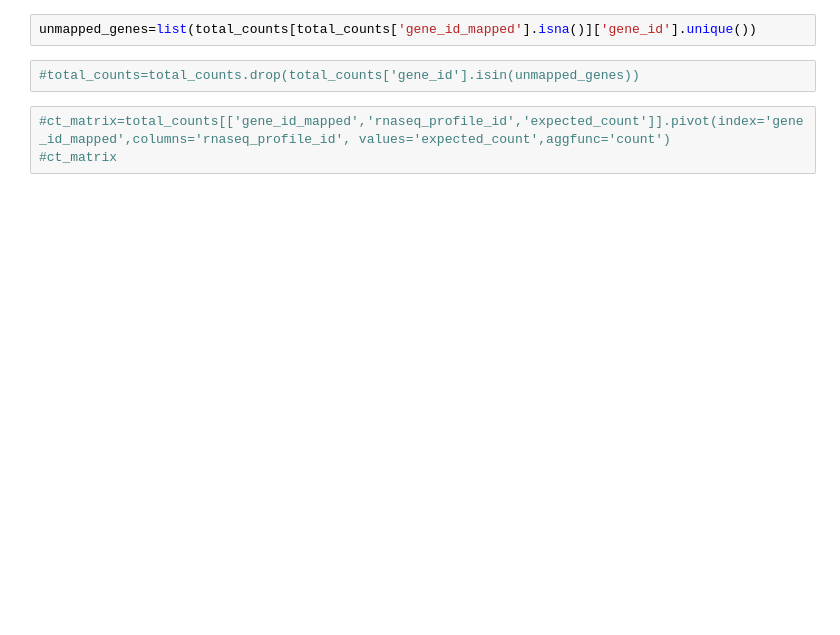
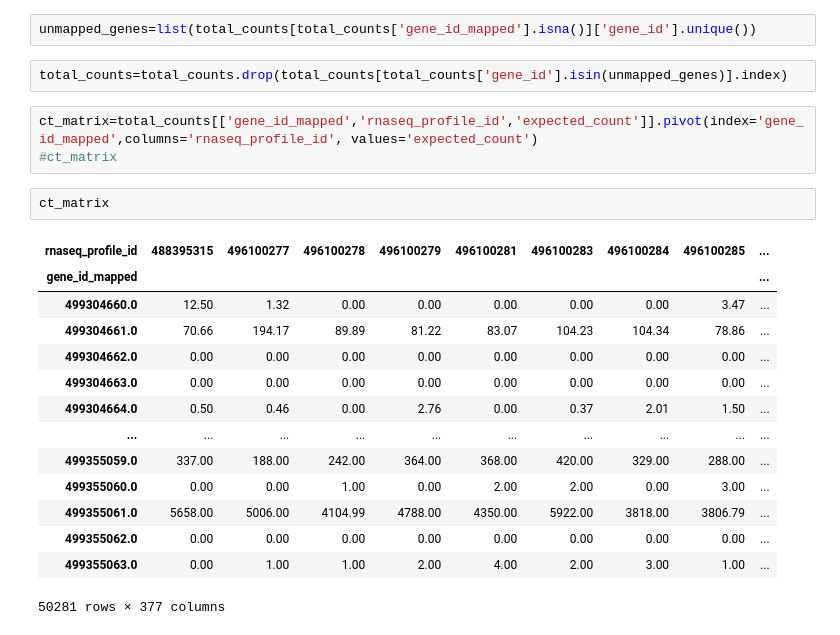
Before and after one commit to clmangham/aging_dementia_tbi, a Jupyter notebook: notebooks/RNAnalysis_CD.ipynb, the cells around one changed output. Drawn from its saved outputs; the diff is of its cells as text; blank space fills up the shorter version.

```diff
--- a/notebooks/RNAnalysis_CD.ipynb
+++ b/notebooks/RNAnalysis_CD.ipynb
@@ -53,7 +103,24 @@ total_counts[total_counts['gene_id_mapped'].isna()]
 # %%
 unmapped_genes=list(total_counts[total_counts['gene_id_mapped'].isna()]['gene_id'].unique())
 # %%
-#total_counts=total_counts.drop(total_counts['gene_id'].isin(unmapped_genes))
+total_counts=total_counts.drop(total_counts[total_counts['gene_id'].isin(unmapped_genes)].index)
 # %%
-#ct_matrix=total_counts[['gene_id_mapped','rnaseq_profile_id','expected_count']].pivot(index='gene_id_mapped',columns='rnaseq_profile_id', values='expected_count',aggfunc='count')
+ct_matrix=total_counts[['gene_id_mapped','rnaseq_profile_id','expected_count']].pivot(index='gene_id_mapped',columns='rnaseq_profile_id', values='expected_count')
 #ct_matrix
+# %%
+ct_matrix
+# %% [output]
+| rnaseq_profile_id | 488395315 | 496100277 | 496100278 | 496100279 | 496100281 | 496100283 | 496100284 | 496100285 | ... |
+| gene_id_mapped |  |  |  |  |  |  |  |  | ... |
+| 499304660.0 | 12.50 | 1.32 | 0.00 | 0.00 | 0.00 | 0.00 | 0.00 | 3.47 | ... |
+| 499304661.0 | 70.66 | 194.17 | 89.89 | 81.22 | 83.07 | 104.23 | 104.34 | 78.86 | ... |
+| 499304662.0 | 0.00 | 0.00 | 0.00 | 0.00 | 0.00 | 0.00 | 0.00 | 0.00 | ... |
+| 499304663.0 | 0.00 | 0.00 | 0.00 | 0.00 | 0.00 | 0.00 | 0.00 | 0.00 | ... |
+| 499304664.0 | 0.50 | 0.46 | 0.00 | 2.76 | 0.00 | 0.37 | 2.01 | 1.50 | ... |
+| ... | ... | ... | ... | ... | ... | ... | ... | ... | ... |
+| 499355059.0 | 337.00 | 188.00 | 242.00 | 364.00 | 368.00 | 420.00 | 329.00 | 288.00 | ... |
+| 499355060.0 | 0.00 | 0.00 | 1.00 | 0.00 | 2.00 | 2.00 | 0.00 | 3.00 | ... |
+| 499355061.0 | 5658.00 | 5006.00 | 4104.99 | 4788.00 | 4350.00 | 5922.00 | 3818.00 | 3806.79 | ... |
+| 499355062.0 | 0.00 | 0.00 | 0.00 | 0.00 | 0.00 | 0.00 | 0.00 | 0.00 | ... |
+| 499355063.0 | 0.00 | 1.00 | 1.00 | 2.00 | 4.00 | 2.00 | 3.00 | 1.00 | ... |
+50281 rows × 377 columns
```
Also changed, not shown: parts of 9 cells of this notebook, 1 other file.
